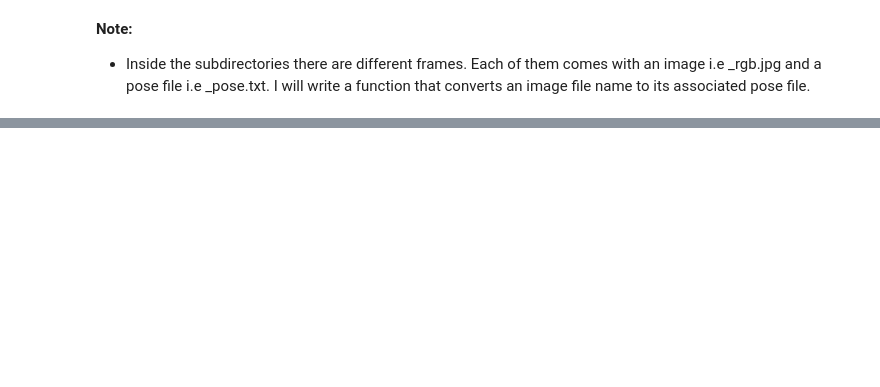
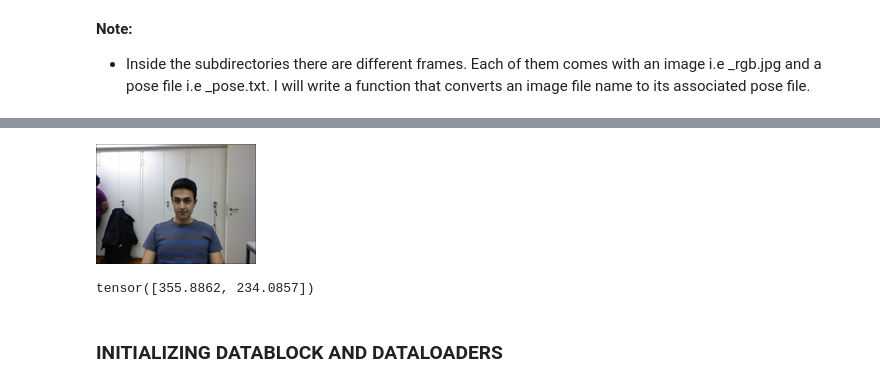
Before and after one commit to ThinamXx/Fastai, a Jupyter notebook: 5. MultilabelClassification Regression/Regression.ipynb, the cells around one changed output, grey strips where cells are left out. Drawn from its saved outputs; the diff is of its cells as text; code cells hidden in the pictures; blank space fills up the shorter version.

```diff
--- a/5. MultilabelClassification Regression/Regression.ipynb
+++ b/5. MultilabelClassification Regression/Regression.ipynb
@@ -47,0 +48,21 @@ Path('/root/.fastai/data/biwi_head_pose/11/frame_00510_pose.txt')
+# %%
+#@ INSPECTING THE IMAGES:
+im = PILImage.create(img_files[0])                      # Getting an Image.
+im.shape                                                # Inspecting the Shape.
+im.to_thumb(160)                                        # Inspecting the Image.
+# %% [output]
+[figure, added]
+# %%
+#@ EXTRACTING HEAD CENTER POINT:
+cal = np.genfromtxt(path/"01"/"rgb.cal", skip_footer=6)  # Loading Data.
+def get_ctr(f):                                          # Function for Getting Centers.
+    ctr = np.genfromtxt(img2pose(f), skip_header=3)      # Loading Data.
+    c1 = ctr[0] * cal[0][0]/ctr[2] + cal[0][2]
+    c2 = ctr[1] * cal[1][1]/ctr[2] + cal[1][2]
+    return tensor([c1, c2])
+#@ IMPLEMENTATION OF FUNCTION:
+get_ctr(img_files[0])                                    # Inspecting the Coordinates.
+# %% [output]
+tensor([355.8862, 234.0857])
+# %% [markdown]
+### **INITIALIZING DATABLOCK AND DATALOADERS**
```
Also changed, not shown: parts of 16 cells of this notebook.
